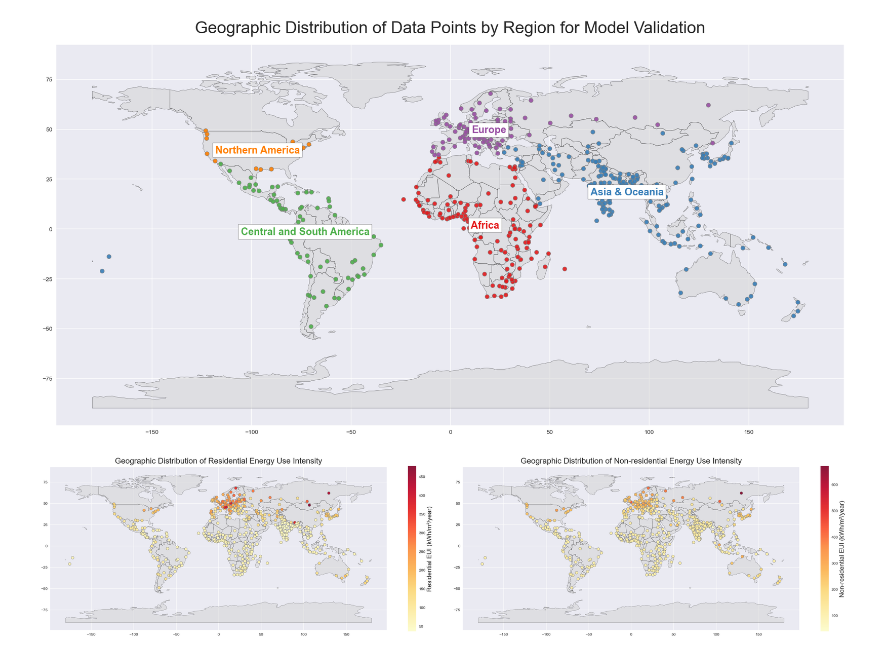
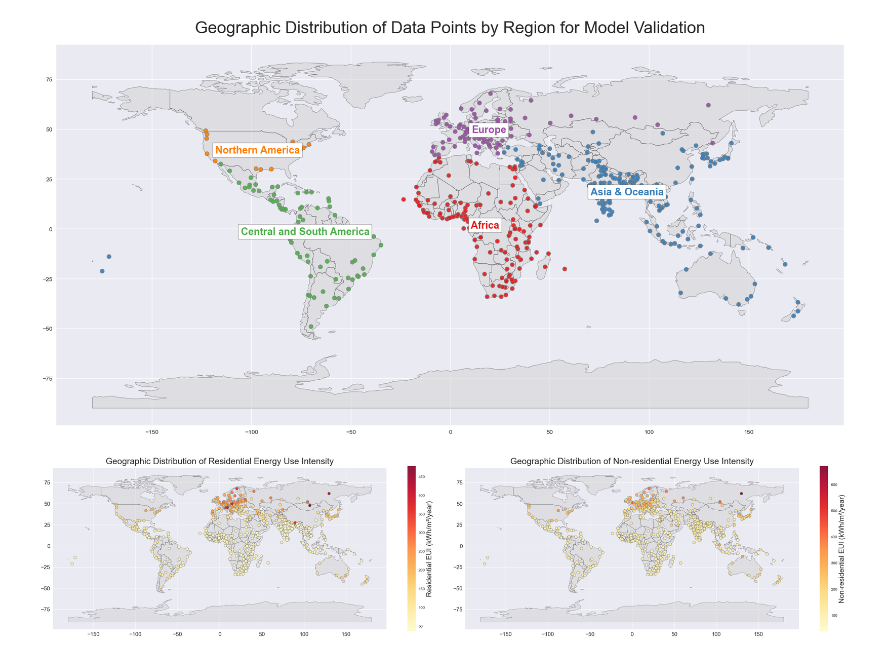
Before and after one commit to AliciaXia222/Capstone-Team-Climate-Trace, a Jupyter notebook: notebooks/07_Plots.ipynb, the cells around one changed output. Cells and saved outputs as stored; diff of their text form; code cells hidden in the pictures.

Commit message:
update plot

```diff
--- a/notebooks/07_Plots.ipynb
+++ b/notebooks/07_Plots.ipynb
@@ -88,35 +88,37 @@ sc1 = ax1.scatter(merged_df['longitude'],
                   c=merged_df['Residential EUI (kWh/m2/year)'],
                   cmap=cmap,
                   norm=norm_res,
                   alpha=0.9,
                   s=50,
                   edgecolor='gray',
                   linewidth=0.8)
 cbar1 = fig.colorbar(sc1, ax=ax1, orientation='vertical', shrink=0.6)
-cbar1.set_label('Residential EUI (kWh/m²/year)', fontsize=16)
-ax1.set_title('Geographic Distribution of Residential Energy Use Intensity', fontsize=20, pad=10)
+cbar1.set_label('Residential EUI (kWh/m²/year)', fontsize=18)  # Increased fontsize for colorbar label
+ax1.set_title('Geographic Distribution of Residential Energy Use Intensity', fontsize=22, pad=10)  # Increased fontsize for title
+ax1.tick_params(axis='both', which='major', labelsize=14)  # Increased fontsize for tick labels
 
 # Plot 2: Non-residential EUI
 ax2 = axes[1]
 world.plot(ax=ax2, color='lightgrey', edgecolor='black', linewidth=0.5, alpha=0.5)
 sc2 = ax2.scatter(merged_df['longitude'],
                   merged_df['latitude'],
                   c=merged_df['Non-residential EUI (kWh/m2/year)'],
                   cmap=cmap,
                   norm=norm_nonres,
                   alpha=0.9,
                   s=50,
                   edgecolor='gray',
                   linewidth=0.8)
 cbar2 = fig.colorbar(sc2, ax=ax2, orientation='vertical', shrink=0.6)
-cbar2.set_label('Non-residential EUI (kWh/m²/year)', fontsize=16)
-ax2.set_title('Geographic Distribution of Non-residential Energy Use Intensity', fontsize=20, pad=10)
+cbar2.set_label('Non-residential EUI (kWh/m²/year)', fontsize=18)  # Increased fontsize for colorbar label
+ax2.set_title('Geographic Distribution of Non-residential Energy Use Intensity', fontsize=22, pad=10)  # Increased fontsize for title
+ax2.tick_params(axis='both', which='major', labelsize=14)  # Increased fontsize for tick labels
 
 # Adjust layout for better spacing
 plt.tight_layout()
 
 # Save the figure
 fig.savefig('../figures/eui_map.png', dpi=300, bbox_inches='tight')
 plt.show()
 # %% [output]
-[figure, old version]
+[figure, new version]
```
Also changed, not shown: 1 other file.
